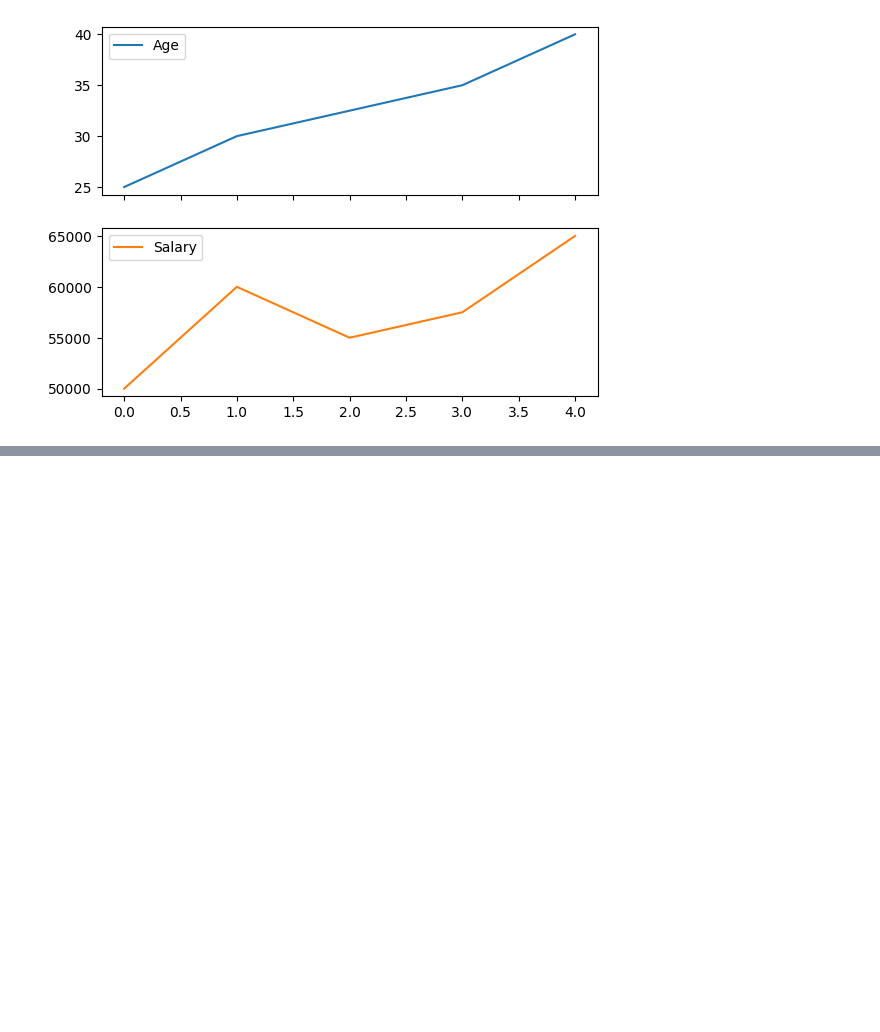
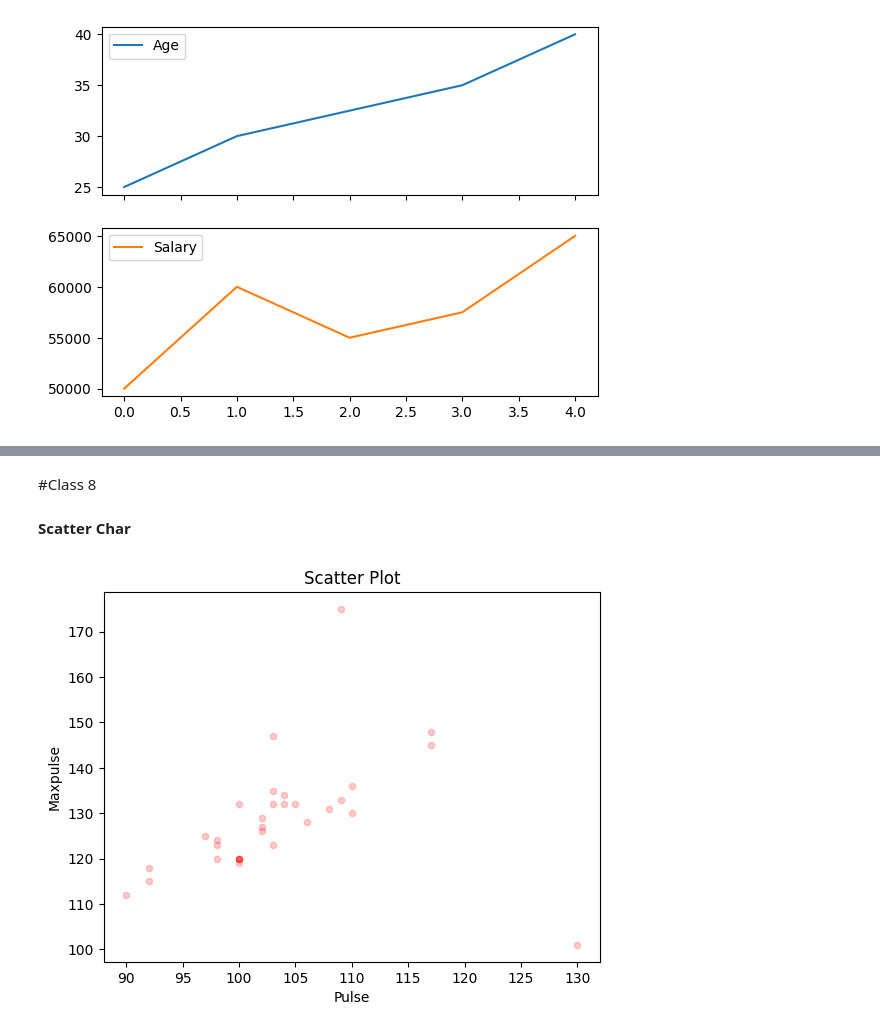
Before and after one commit to carlosviniharo/DEA113-G1, a Jupyter notebook: EDA.ipynb, the cells around one changed output, grey strips where cells are left out. Saved outputs shown, nothing was run; the diff lists cells and outputs as text; code cells hidden in the pictures; blank space fills up the shorter version.

```diff
--- a/EDA.ipynb
+++ b/EDA.ipynb
@@ -275,0 +278,12 @@ plt.show()
+# %% [markdown]
+#Class 8
+# %% [markdown]
+**Scatter Char**
+# %%
+data.plot(kind= 'scatter', x='Pulse', y='Maxpulse', alpha=0.2, color='red')
+plt.title('Scatter Plot')
+plt.xlabel('Pulse')
+plt.ylabel('Maxpulse')
+plt.show()
+# %% [output]
+[figure, added]
```
Also changed, not shown: parts of 15 cells of this notebook.
